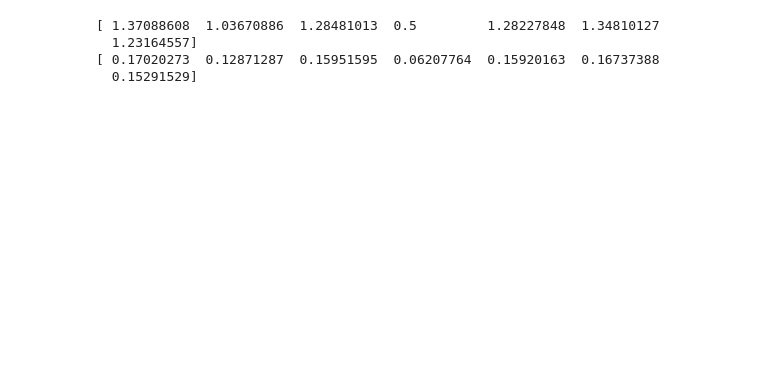
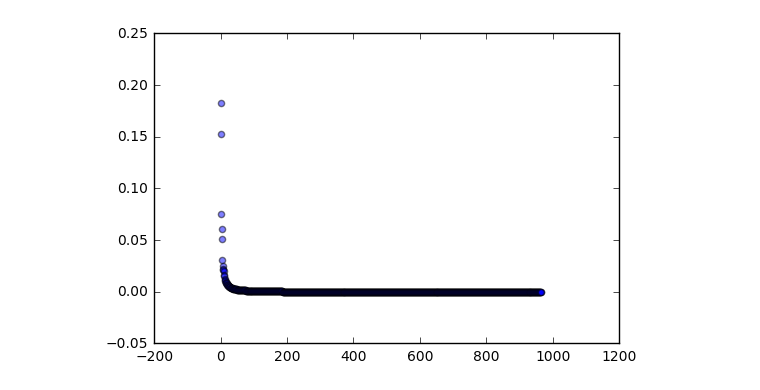
Before and after one commit to mg14777/Labelled-Faces-in-the-Wild, a Jupyter notebook: svmValidation.ipynb, the cells around one changed output. Saved outputs shown, nothing was run; the diff lists cells and outputs as text; code cells hidden in the pictures; blank space fills up the shorter version.

```diff
--- a/svmValidation.ipynb
+++ b/svmValidation.ipynb
@@ -29,22 +23,16 @@ dims=[50, 70, 75, 80, 90, 100, 120, 150]
 # %%
-n_components= 40
+#Elbow analysis for see on how many dimensions to reduce
+n_components= 966
 
 pca = PCA(n_components=n_components, svd_solver='auto',
               whiten=True).fit(xin)
 
 X_pca = pca.transform(xin)
 
-#print(pca.explained_variance_.shape)
-#print(pca.explained_variance_ratio_.shape)
-y=pca.explained_variance_
-#take the highest expl. variance
-#print(pca.explained_variance_)
-
-#print(pca.explained_variance_)
-#print(pca.explained_variance_ratio_)
-#print(pca.explained_variance_ratio_.cumsum())
+y=pca.explained_variance_ratio_
 
 x = np.arange(0, n_components)
-plt.xticks(x)
 plt.scatter(x, y, alpha=0.5)
 plt.show()
+# %% [output]
+[figure, added]
@@ -67,38 +60,13 @@ def dimReduction(n_components, X_train):
     return X_pca
 # %%
-#unbalanced dataset!
+#Facing the unbalace of the dataset by setting the
 freq= itemfreq(yin)
-
-#print (freq)
-#print(freq[:,1])
-#print(np.sum(freq[:,1]))
 tot= np.sum(freq[:,1])
 sample_weight=(1-(np.sinh(freq[:,1]/(tot))))
 sample_weight = sample_weight / float(max(sample_weight))
-#print(sample_weight)
 
 w2= 1.5 - freq[:,1]/max(freq[:,1])
-print (w2)
 w3= w2/np.sum(w2)
-print(w3)
-
-dic1= {0: sample_weight[0],
-      1: sample_weight[1],
-      2: sample_weight[2],
-      3: sample_weight[3],
-      4: sample_weight[4],
-      5: sample_weight[5],
-      6: sample_weight[6],
-     }
-
-dic2= {0: w2[0],
-      1: w2[1],
-      2: w2[2],
-      3: w2[3],
-      4: w2[4],
-      5: w2[5],
-      6: w2[6],
-     }
 
 dic3= {0: w3[0],
       1: w3[1],
@@ -108,8 +76,3 @@ dic3= {0: w3[0],
       5: w3[5],
       6: w3[6],
      }
-# %% [output]
-[ 1.37088608  1.03670886  1.28481013  0.5         1.28227848  1.34810127
-  1.23164557]
-[ 0.17020273  0.12871287  0.15951595  0.06207764  0.15920163  0.16737388
-  0.15291529]
```
Also changed, not shown: parts of 20 cells of this notebook.
